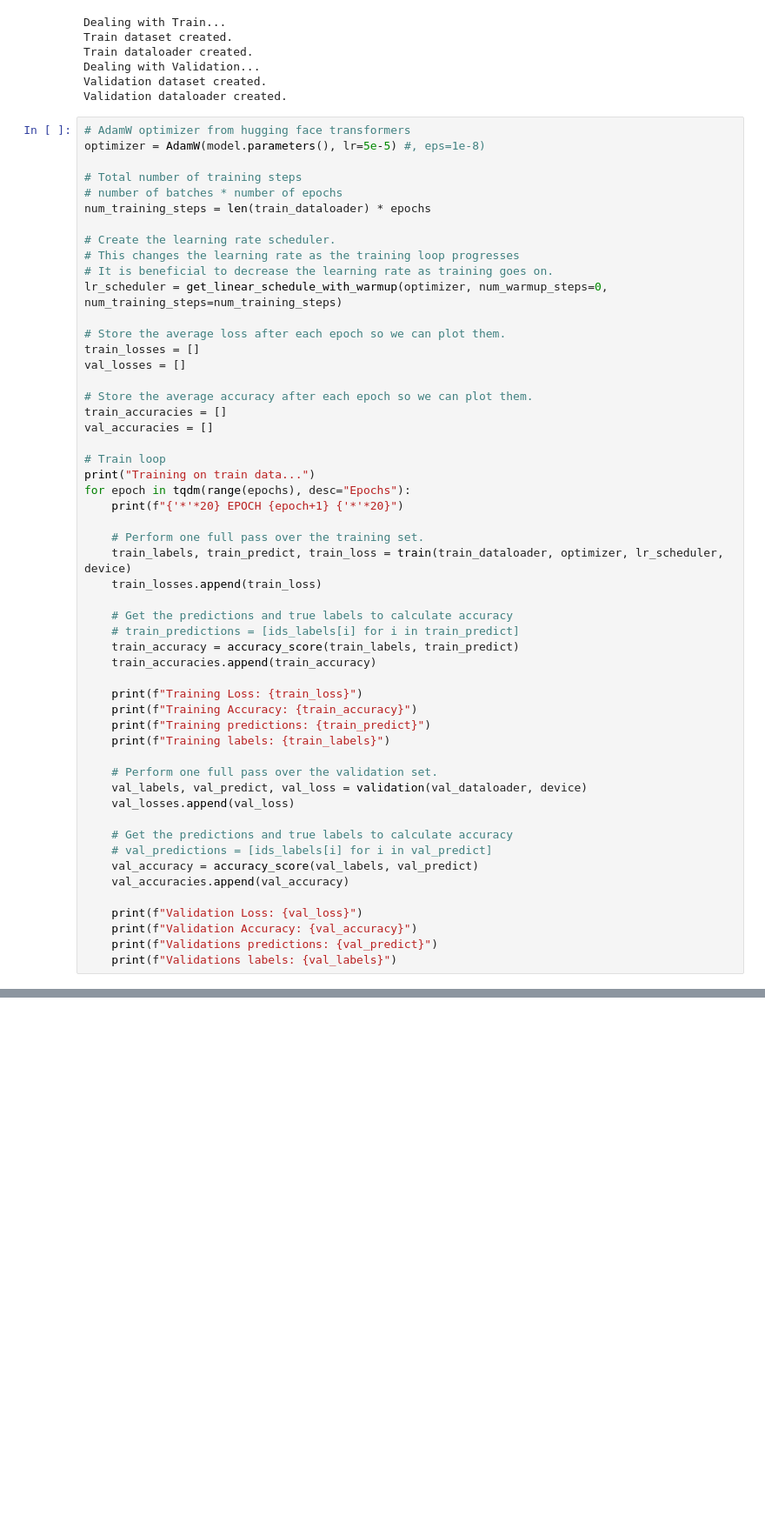
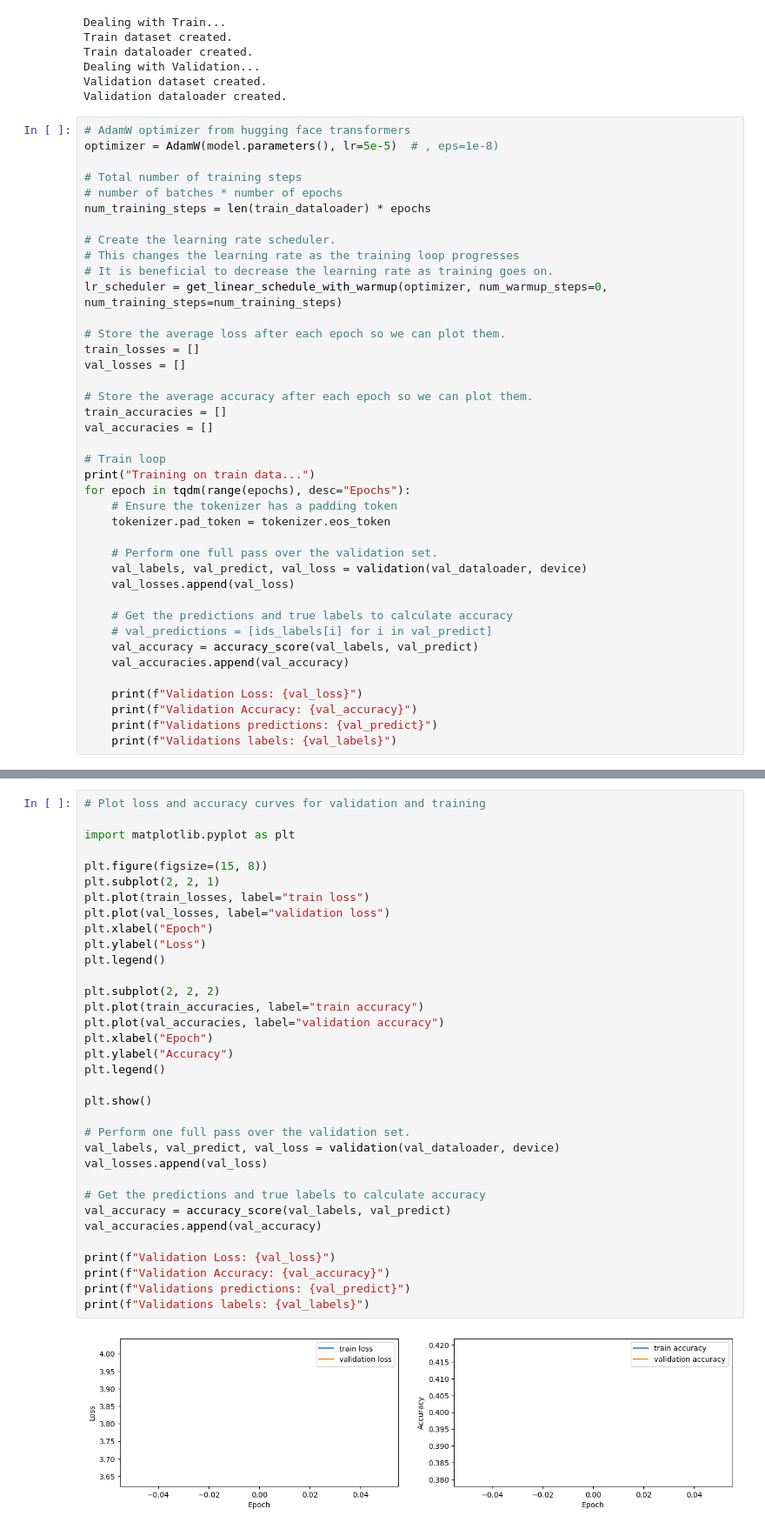
Before and after one commit to amruthvvkp/ai-playground, a Jupyter notebook: m3_ai_and_digital_innovation/gpt2-text-classification.ipynb, the cells around one changed output, grey strips where cells are left out. Shown at 87% size. Drawn from its saved outputs; the diff is of its cells as text; blank space fills up the shorter version.

```diff
--- a/m3_ai_and_digital_innovation/gpt2-text-classification.ipynb
+++ b/m3_ai_and_digital_innovation/gpt2-text-classification.ipynb
@@ -373,7 +376,7 @@ Validation dataset created.
 Validation dataloader created.
 # %%
 # AdamW optimizer from hugging face transformers
-optimizer = AdamW(model.parameters(), lr=5e-5) #, eps=1e-8)
+optimizer = AdamW(model.parameters(), lr=5e-5)  # , eps=1e-8)
 
 # Total number of training steps
 # number of batches * number of epochs
@@ -395,21 +398,8 @@ val_accuracies = []
 # Train loop
 print("Training on train data...")
 for epoch in tqdm(range(epochs), desc="Epochs"):
-    print(f"{'*'*20} EPOCH {epoch+1} {'*'*20}")
-
-    # Perform one full pass over the training set.
-    train_labels, train_predict, train_loss = train(train_dataloader, optimizer, lr_scheduler, device)
-    train_losses.append(train_loss)
-
-    # Get the predictions and true labels to calculate accuracy
-    # train_predictions = [ids_labels[i] for i in train_predict]
-    train_accuracy = accuracy_score(train_labels, train_predict)
-    train_accuracies.append(train_accuracy)
-
-    print(f"Training Loss: {train_loss}")
-    print(f"Training Accuracy: {train_accuracy}")
-    print(f"Training predictions: {train_predict}")
-    print(f"Training labels: {train_labels}")
+    # Ensure the tokenizer has a padding token
+    tokenizer.pad_token = tokenizer.eos_token
 
     # Perform one full pass over the validation set.
     val_labels, val_predict, val_loss = validation(val_dataloader, device)
@@ -437,0 +423,36 @@ Validations labels: [2, 0, 1, 0, 1, 2, 0, 1, 2, 1]
+# %%
+# Plot loss and accuracy curves for validation and training
+
+import matplotlib.pyplot as plt
+
+plt.figure(figsize=(15, 8))
+plt.subplot(2, 2, 1)
+plt.plot(train_losses, label="train loss")
+plt.plot(val_losses, label="validation loss")
+plt.xlabel("Epoch")
+plt.ylabel("Loss")
+plt.legend()
+
+plt.subplot(2, 2, 2)
+plt.plot(train_accuracies, label="train accuracy")
+plt.plot(val_accuracies, label="validation accuracy")
+plt.xlabel("Epoch")
+plt.ylabel("Accuracy")
+plt.legend()
+
+plt.show()
+
+# Perform one full pass over the validation set.
+val_labels, val_predict, val_loss = validation(val_dataloader, device)
+val_losses.append(val_loss)
+
+# Get the predictions and true labels to calculate accuracy
+val_accuracy = accuracy_score(val_labels, val_predict)
+val_accuracies.append(val_accuracy)
+
+print(f"Validation Loss: {val_loss}")
+print(f"Validation Accuracy: {val_accuracy}")
+print(f"Validations predictions: {val_predict}")
+print(f"Validations labels: {val_labels}")
+# %% [output]
+[figure, added]
```
Also changed, not shown: parts of 6 cells of this notebook, 1 other file.
